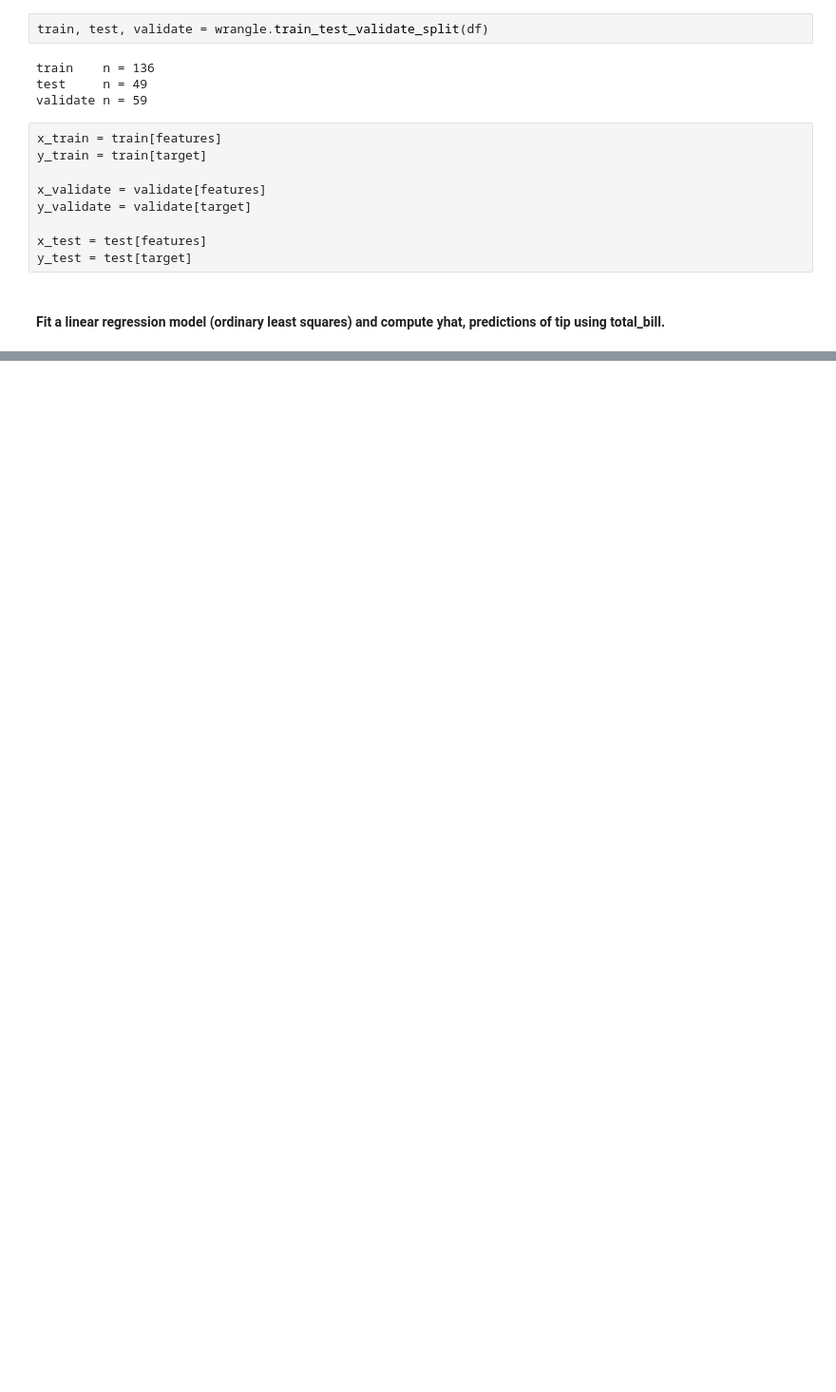
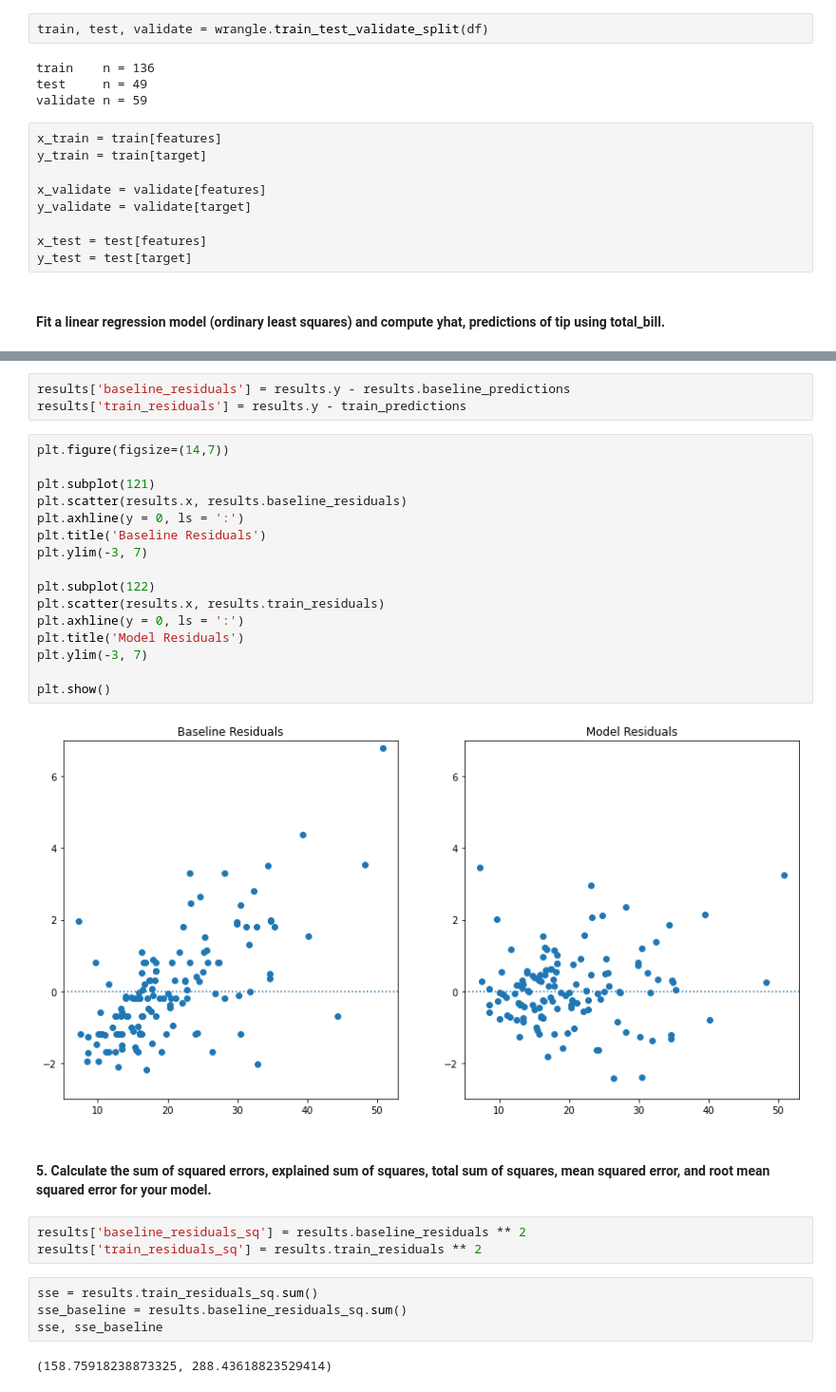
Before and after one commit to bensmith07/regression-exercises, a Jupyter notebook: evaluate.ipynb, the cells around one changed output, grey strips where cells are left out. Shown at 95% size. Cells and saved outputs as stored; diff of their text form; blank space fills up the shorter version.

```diff
--- a/evaluate.ipynb
+++ b/evaluate.ipynb
@@ -43,0 +67,32 @@ train_predictions = model.predict(x_train)
+# %%
+results['baseline_residuals'] = results.y - results.baseline_predictions
+results['train_residuals'] = results.y - train_predictions
+# %%
+plt.figure(figsize=(14,7))
+
+plt.subplot(121)
+plt.scatter(results.x, results.baseline_residuals)
+plt.axhline(y = 0, ls = ':')
+plt.title('Baseline Residuals')
+plt.ylim(-3, 7)
+
+plt.subplot(122)
+plt.scatter(results.x, results.train_residuals)
+plt.axhline(y = 0, ls = ':')
+plt.title('Model Residuals')
+plt.ylim(-3, 7)
+
+plt.show()
+# %% [output]
+[figure, added]
+# %% [markdown]
+#### 5. Calculate the sum of squared errors, explained sum of squares, total sum of squares, mean squared error, and root mean squared error for your model.
+# %%
+results['baseline_residuals_sq'] = results.baseline_residuals ** 2
+results['train_residuals_sq'] = results.train_residuals ** 2
+# %%
+sse = results.train_residuals_sq.sum()
+sse_baseline = results.baseline_residuals_sq.sum()
+sse, sse_baseline
+# %% [output]
+(158.75918238873325, 288.43618823529414)
```
Also changed, not shown: parts of 41 cells of this notebook, 2 other files.
